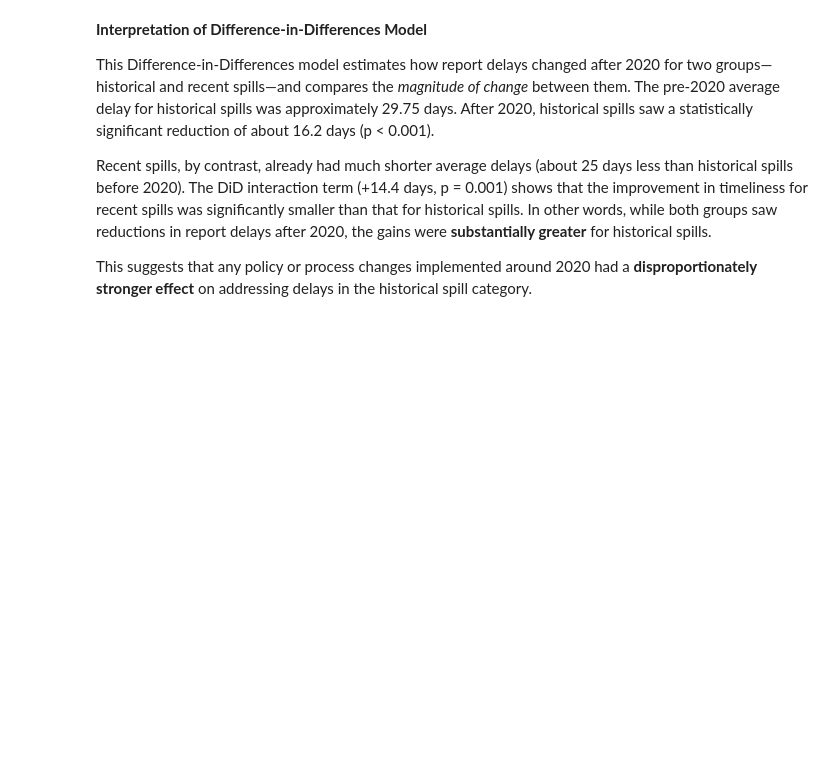
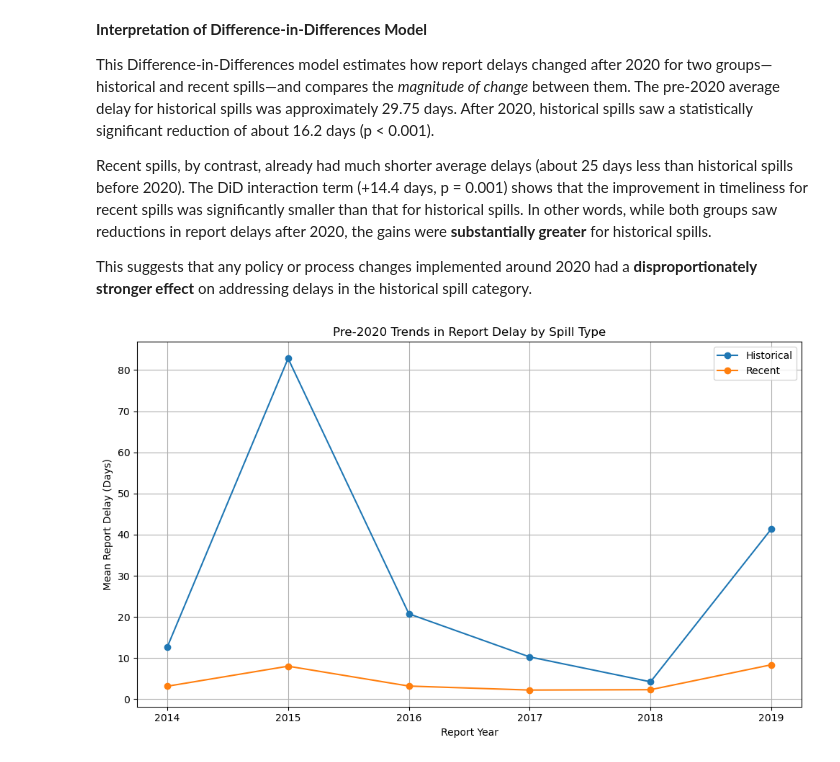
Before and after one commit to dadams-AU/colorado_spills, a Jupyter notebook: analysis/analysis5.ipynb, the cells around one changed output. Drawn from its saved outputs; the diff is of its cells as text; code cells hidden in the pictures; blank space fills up the shorter version.

Commit message:
DiD Tests, Parallel Assumptions, Results write up

```diff
--- a/analysis/analysis5.ipynb
+++ b/analysis/analysis5.ipynb
@@ -637,3 +674,27 @@ This Difference-in-Differences model estimates how report delays changed after 2
 Recent spills, by contrast, already had much shorter average delays (about 25 days less than historical spills before 2020). The DiD interaction term (+14.4 days, p = 0.001) shows that the improvement in timeliness for recent spills was significantly smaller than that for historical spills. In other words, while both groups saw reductions in report delays after 2020, the gains were **substantially greater** for historical spills.
 
 This suggests that any policy or process changes implemented around 2020 had a **disproportionately stronger effect** on addressing delays in the historical spill category.
+# %%
+# Only keep pre-2020 years to check the parallel trends assumption
+pre_2020 = spills_gdf[spills_gdf['Report Year'] < 2020]
+
+# Group by year and spill type
+trend_df = pre_2020.groupby(['Report Year', 'Spill Type'])['Report Delay (Days)'].mean().reset_index()
+# %%
+import matplotlib.pyplot as plt
+
+fig, ax = plt.subplots(figsize=(10, 6))
+
+for spill_type in trend_df['Spill Type'].unique():
+    subset = trend_df[trend_df['Spill Type'] == spill_type]
+    ax.plot(subset['Report Year'], subset['Report Delay (Days)'], marker='o', label=spill_type)
+
+ax.set_title('Pre-2020 Trends in Report Delay by Spill Type')
+ax.set_xlabel('Report Year')
+ax.set_ylabel('Mean Report Delay (Days)')
+ax.legend()
+ax.grid(True)
+plt.tight_layout()
+plt.show()
+# %% [output]
+[figure, added]
```
Also changed, not shown: parts of 13 cells of this notebook, 2 other files.
